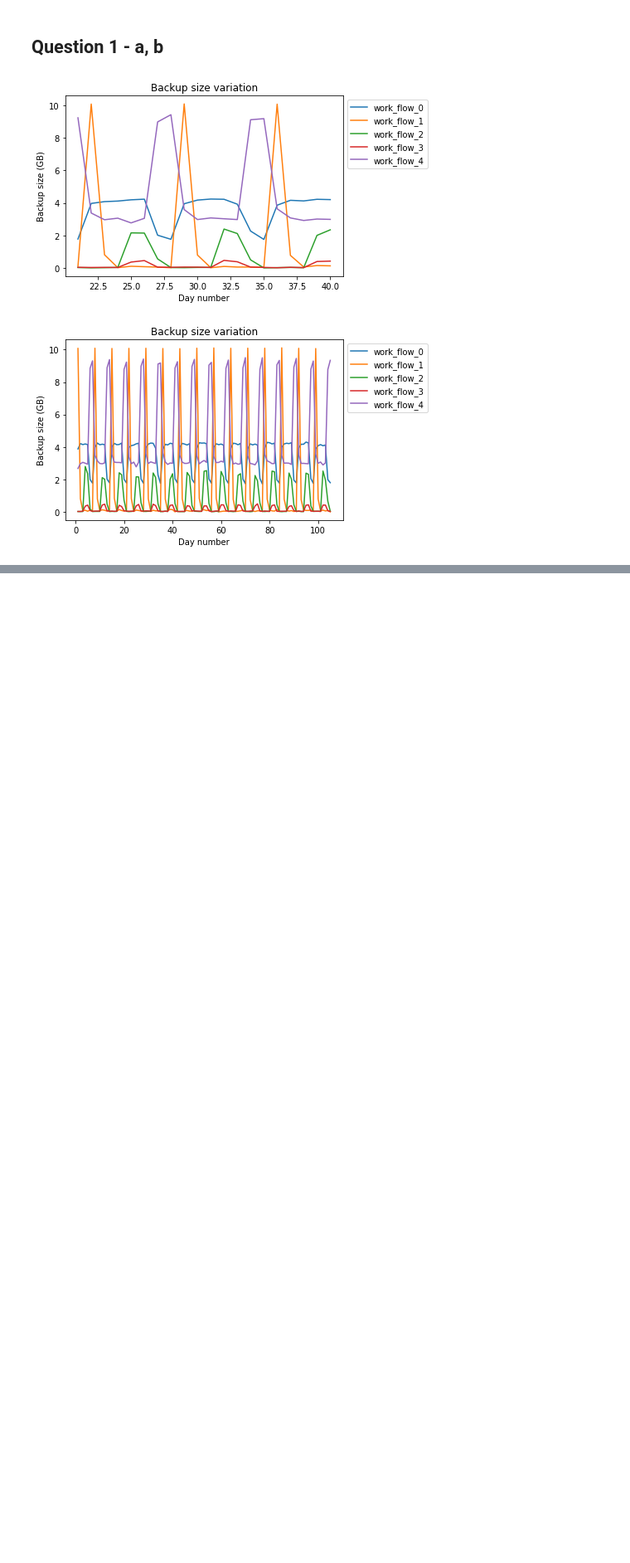
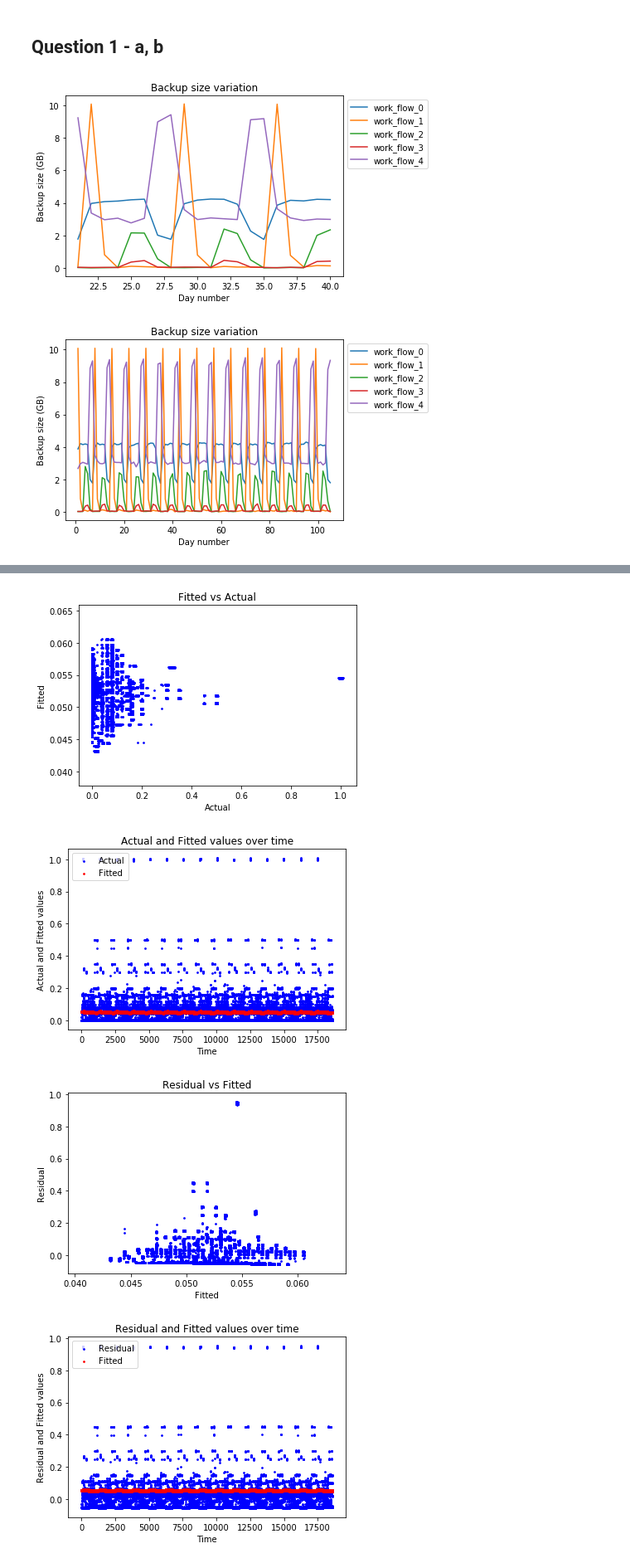
Before and after one commit to TSatyaVasanthReddy/RegressionAnalysis, a Jupyter notebook: Project4vFinal.ipynb, the cells around one changed output, grey strips where cells are left out. Shown at 83% size. Drawn from its saved outputs; the diff is of its cells as text; code cells hidden in the pictures; blank space fills up the shorter version.

```diff
--- a/Project4vFinal.ipynb
+++ b/Project4vFinal.ipynb
@@ -56,0 +210,34 @@ plot_dataset(first105)
+# %%
+def perform_10fold_std(X,y,regressor):
+    kf = KFold(n_splits=10,random_state = 0)
+    i = 1
+    bestModel = None
+    tr_e = 0
+    ts_e = 0
+    min_ts_e = 10
+    for train_index, test_index in kf.split(X):
+        print("Fold : ",i)
+        scaler = StandardScaler()
+        X_train, X_test = X[train_index], X[test_index]
+        y_train, y_test = y[train_index], y[test_index]
+        scaler.fit_transform(X_train)
+        scaler.transform(X_test)
+        regressor.fit(X_train,y_train)
+        train_preds = regressor.predict(X_train)
+        test_preds = regressor.predict(X_test)
+        test_error = mean_squared_error(y_test,test_preds)
+        tr_e += mean_squared_error(y_train,train_preds)
+        ts_e += test_error
+        print("Training RMSE : ",np.sqrt(mean_squared_error(y_train,train_preds)))
+        print("Test RMSE : ",np.sqrt(test_error))
+        if(test_error<min_ts_e):
+            min_ts_e = test_error
+            bestModel = regressor
+        i = i+1
+    return np.sqrt(tr_e/10),np.sqrt(ts_e/10), bestModel
+# %%
+regressor = LinearRegression()
+avg_tr,avg_ts,bestModel = perform_10fold_std(X,y,regressor)
+print("------------------------------")
+print("Average Training RMSE : ",avg_tr)
+print("Average Test RMSE : ",avg_ts)
@@ -56,0 +262,13 @@ plot_dataset(first105)
+# %%
+X2 = scaler.fit_transform(X)
+predicted = bestModel.predict(X2)
+# %%
+plot_graph(y,predicted,"Actual","Fitted","Fitted vs Actual")
+plot_graph_time(y,predicted,"Actual","Fitted","Actual and Fitted values","Actual and Fitted values over time")
+plot_graph(predicted,y-predicted,"Fitted","Residual","Residual vs Fitted")
+plot_graph_time(y-predicted,predicted,"Residual","Fitted","Residual and Fitted values","Residual and Fitted values over time")
+# %% [output]
+[figure, added]
+[figure, added]
+[figure, added]
+[figure, added]
```
Also changed, not shown: parts of 58 cells of this notebook.
